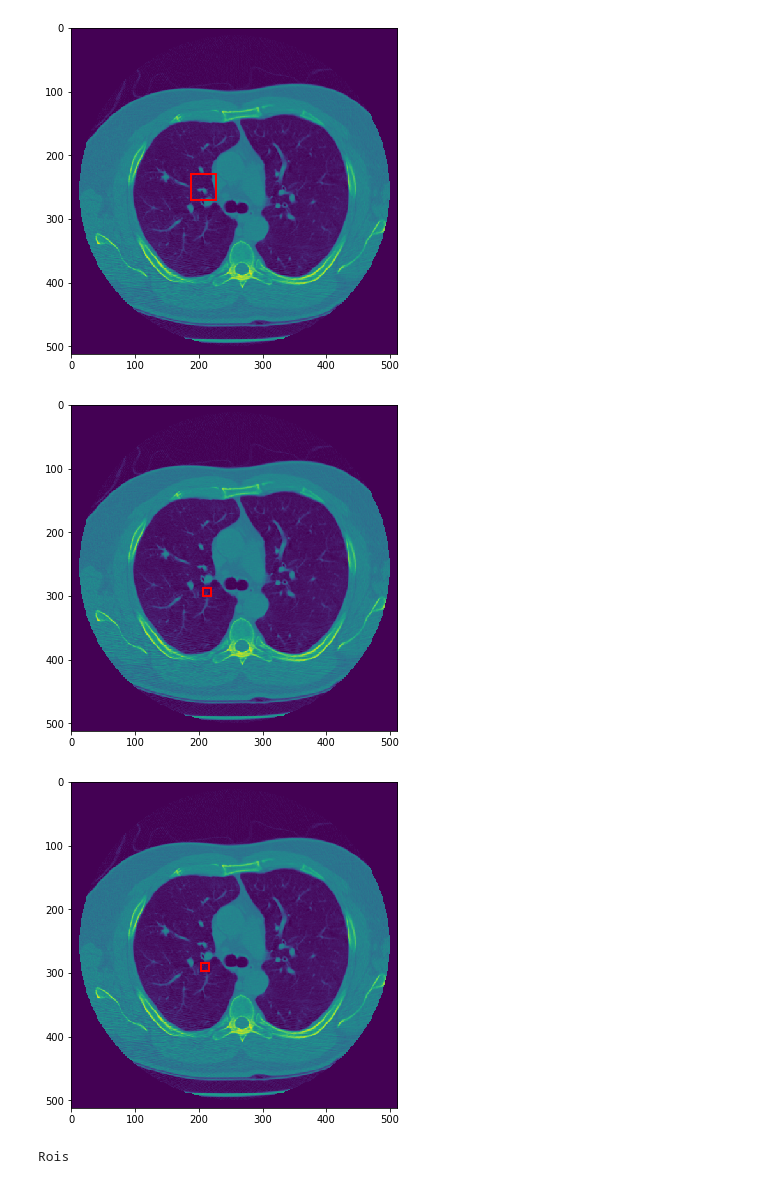
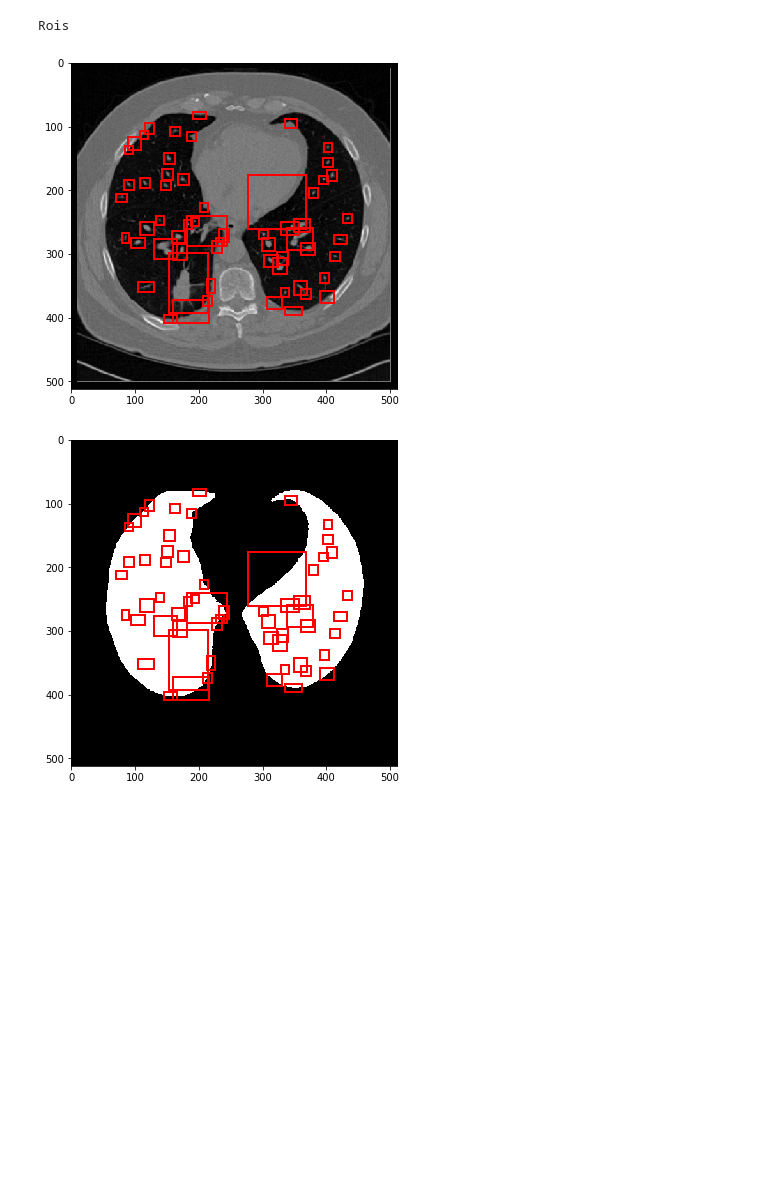
Before and after one commit to mingot/lung_cancer_ds_bowl, a Jupyter notebook: notebooks/Visualize DSB.ipynb, the cells around one changed output. Cells and saved outputs as stored; diff of their text form; code cells hidden in the pictures; blank space fills up the shorter version.

```diff
--- a/notebooks/Visualize DSB.ipynb
+++ b/notebooks/Visualize DSB.ipynb
@@ -15,6 +15,7 @@ from dl_model_patches import common
 INPUT_FOLDER = '/home/shared/data/stage1'
 NEW_SPACING = np.array([2, 0.7, 0.7])
 
+
 # Get nodules df from annotation tool
 url = "http://34.198.153.25:8009/patients/dsb_annotations.csv"
 s = requests.get(url).content
@@ -22,8 +23,9 @@ annotations_df = pd.read_csv(io.StringIO(s.decode('utf-8')))
 print 'Pacientes anotados con herramienta:', len(set(annotations_df['patientid']))
 
 # Get patches
-SCORE_TH = 0.7
-preds_df = pd.read_csv('/home/shared/output/resnet/nodules_patches_dl1_v11.csv')
+SCORE_TH = 0.4
+#preds_df = pd.read_csv('/home/shared/output/resnet/nodules_patches_dl1_v11.csv')
+preds_df = pd.read_csv('/home/shared/output/resnet/nodules_patches_dl1_v18.csv')
 preds_df = preds_df[preds_df["score"] > SCORE_TH]
 print 'patches df shape', preds_df.shape
 
@@ -38,5 +40,7 @@ patches df shape (147957, 7)
 # %%
-patid = 'fc545aa2f58509dc6d81ef02130b6906'
+## Visualize FN
+
+patid = 'a13d6c5f8f86d74e16c10cf9294bca31'
 #patid = random.choice(list(set(annotations_df['patientid'])))
 print 'Patient ID:', patid
 
@@ -46,7 +50,10 @@ pdata = np.load(patidf)['arr_0']
 # plt.imshow(pdata[0,80])
 # plt.show()
 
-#plotting.multiplot(pdata[1])
+# plotting.multiplot(pdata[1])
+# plt.bar(range(pdata.shape[1]), [np.sum(pdata[1,i]) for i in range(pdata.shape[1])])
+# plt.show()
+
 
 # Filter annotations and patches
 preds_df_sel = preds_df[preds_df['patientid']=="dsb_%s.npz" % patid]
@@ -84,15 +91,15 @@ for idx, row in df.iterrows():
     pred_regions = common.extract_rois_from_df(preds_df_sel[preds_df_sel['nslice']==nslice])
     plotting.plot_bb(pdata[0,nslice], pred_regions)
 
-    pred_regions = common.extract_rois_from_df(preds_df_sel[preds_df_sel['nslice']==61])
-    plotting.plot_bb(pdata[0,nslice], pred_regions)
-    pred_regions = common.extract_rois_from_df(preds_df_sel[preds_df_sel['nslice']==62])
-    plotting.plot_bb(pdata[0,nslice], pred_regions)
-    pred_regions = common.extract_rois_from_df(preds_df_sel[preds_df_sel['nslice']==63])
-    plotting.plot_bb(pdata[0,nslice], pred_regions)
+#     pred_regions = common.extract_rois_from_df(preds_df_sel[preds_df_sel['nslice']==91])
+#     plotting.plot_bb(pdata[0,nslice], pred_regions)
+#     pred_regions = common.extract_rois_from_df(preds_df_sel[preds_df_sel['nslice']==62])
+#     plotting.plot_bb(pdata[0,nslice], pred_regions)
+#     pred_regions = common.extract_rois_from_df(preds_df_sel[preds_df_sel['nslice']==63])
+#     plotting.plot_bb(pdata[0,nslice], pred_regions)
 
     print "Rois"
-    rois = extract_rois_from_lung_mask(pdata[0,nslice], pdata[1,nslice])
+    rois = common.extract_rois_from_lung_mask(pdata[0,nslice], pdata[1,nslice])
     plotting.plot_bb(pdata[0,nslice], rois)
     plotting.plot_bb(pdata[1,nslice], rois)
 
@@ -130,4 +135,3 @@ Predictions
+Rois
-[figure, old version]
+[figure, new version]
-[figure, old version]
+[figure, new version]
-[figure, removed]
-Rois
```
Also changed, not shown: parts of 6 cells of this notebook, 3 other files.
